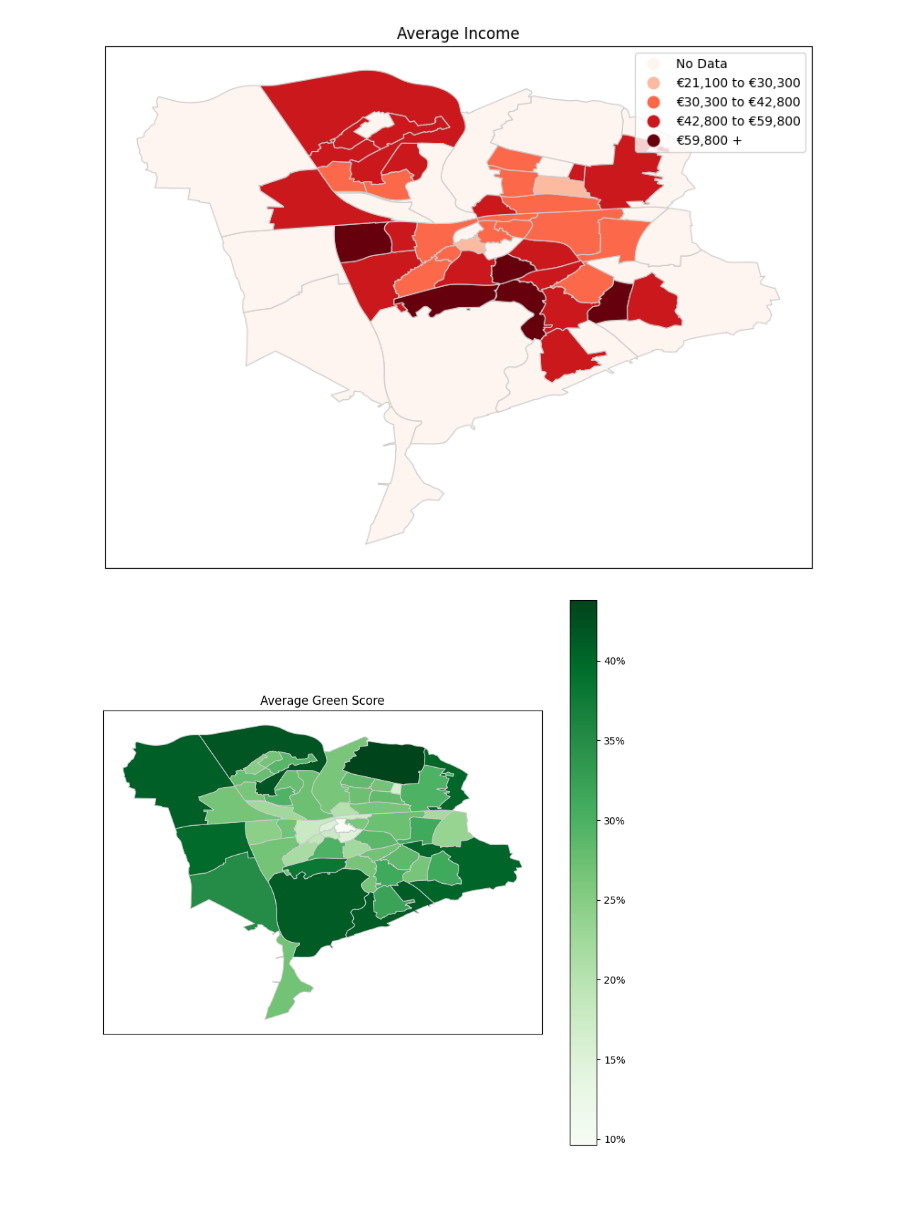
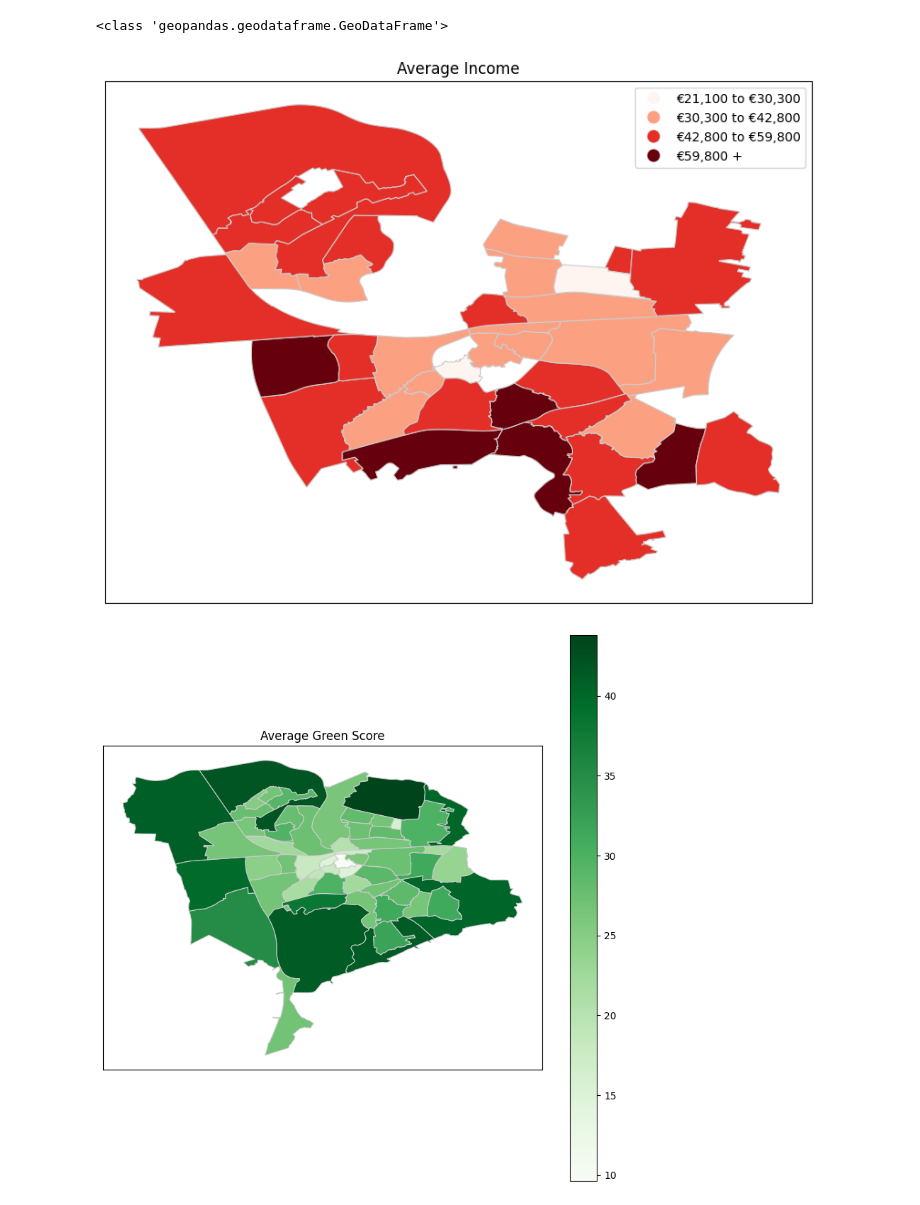
Before and after one commit to KacperJanczyk220646/GreenScape, a Jupyter notebook: EDA/Collin/Analysis/Segregation.ipynb, the cells around one changed output. Cells and saved outputs as stored; diff of their text form; code cells hidden in the pictures.

```diff
--- a/EDA/Collin/Analysis/Segregation.ipynb
+++ b/EDA/Collin/Analysis/Segregation.ipynb
@@ -32,62 +35,86 @@ def mean_green_score(dataframe, column, scores, value):
 # %%
+# Pre-process the data
+
+# Change "Longitude" and "Latitude" delimiters
 tqdm.pandas(desc = "Splitting coordinates...")
 data[["Longitude", "Latitude"]] = data[["Longitude", "Latitude"]].progress_apply(lambda x: x.str.split(","))
 
+# Convert "Longitude" and "Latitude" to numeric
 tqdm.pandas(desc = "Converting to numeric...")
 data[["Longitude", "Latitude"]] = data[["Longitude", "Latitude"]].progress_apply(lambda x: pd.to_numeric(x.str[0] + "." + x.str[1]))
 
+# Create "Neighborhood" column and populate with neighborhood names
 tqdm.pandas(desc = "Identifying neighborhoods...")
 data["Neighborhood"] = data.progress_apply(lambda row: identify_neighborhood(row["Longitude"], row["Latitude"]), axis = 1)
 
+# Create merged DataFrame
 merged = data.merge(income, on = "Neighborhood", how = "left")
 merged = merged.drop(columns = ["Latitude", "Longitude"])
+
+# Create new columns with merged data
 merged["Average Green Score"] = merged.groupby("Neighborhood")["Green Score"].transform("mean")
-merged["Income"] = merged["Income Index"].map(incomekey)
+merged["Average Income"] = merged["Income Index"].map(incomekey)
+
+# Drop unnecessary columns and duplicate rows
 merged = merged.drop(columns = ["Green Score"])
 merged = merged.drop_duplicates()
 
+# Export merged DataFrame
 merged.to_csv("./Datasets/Merged.csv", index = False)
 
+# Create geodata
 geodata = shapefile.merge(merged, left_on = "BUURT", right_on = "Neighborhood", how = "left")
 geodata["Income"] = geodata["Income Index"].map(incomekey)
 geodata["Income"].fillna("No Data", inplace = True)
+print(type(geodata))
+# %% [output]
+<class 'geopandas.geodataframe.GeoDataFrame'>
 # %%
+# Display "Average Income" by neighborhood in a chloropleth map plot
+
+# Configure plot parameters
 fig, ax1 = plt.subplots(figsize=(10, 10))
-geodata.plot(column = "Income", cmap = "Reds", linewidth = 0.8, ax = ax1, edgecolor = "0.8", legend = True)
+geodata.plot(column = "Average Income", cmap = "Reds", linewidth = 0.8, ax = ax1, edgecolor = "0.8", legend = True)
+# Remove axes and labels
 ax1.set_xticks([])
 ax1.set_yticks([])
-ax1.set_xlabel("")
-ax1.set_ylabel("")
+# Display the plot
 plt.title("Average Income")
 plt.show()
 
+# Display "Average Green Score" in a chloropleth map
+
+# Configure plot parameters
 fig, ax2 = plt.subplots(figsize = (10, 10))
-geodata.plot(column = "Average Green Score", cmap = "Greens", linewidth = 0.8, ax = ax2, edgecolor = "0.8", legend = True, legend_kwds = {"format": ticker.PercentFormatter(decimals = 0)})
+geodata.plot(column = "Average Green Score", cmap = "Greens", linewidth = 0.8, ax = ax2, edgecolor = "0.8", legend = True)
+# Remove axis ticks
 ax2.set_xticks([])
 ax2.set_yticks([])
-ax2.set_xlabel("")
-ax2.set_ylabel("")
+# Convert y-axis values to percentages
+ax2.yaxis.set_major_formatter(ticker.PercentFormatter(decimals = 0))
+# Display the plot
 plt.title("Average Green Score")
 plt.show()
 
+# Calculate the correlation between "Income Index" and "Average Green Score"
 correlation = geodata["Income Index"].corr(geodata["Average Green Score"])
 
+# Display the correlation in a scatter plot
+
 fig, ax = plt.subplots(figsize = (8, 6))
-
 sns.scatterplot(data = geodata, x = "Income Index", y = "Average Green Score", ax = ax)
-
+# Remove axis labels
 ax.set_xlabel("")
 ax.set_ylabel("")
-
+# Convert x-axis income values to income brackets
 ax.xaxis.set_major_locator(ticker.MaxNLocator(integer = True))
 ax.set_xticklabels([incomekey.get(int(x), x) for x in ax.get_xticks()])
-
+# Convert y-axis values to percentages
 ax.yaxis.set_major_formatter(ticker.PercentFormatter(decimals = 0))
-
+# Display the plot with correlation
 ax.set_title(f"Correlation: {correlation:.2f}")
-
 plt.show()
 # %% [output]
-[figure, old version]
+[figure, new version]
-[figure, old version]
+[figure, new version]
 [figure]
```
Also changed, not shown: parts of 4 cells of this notebook, 5 other files.
